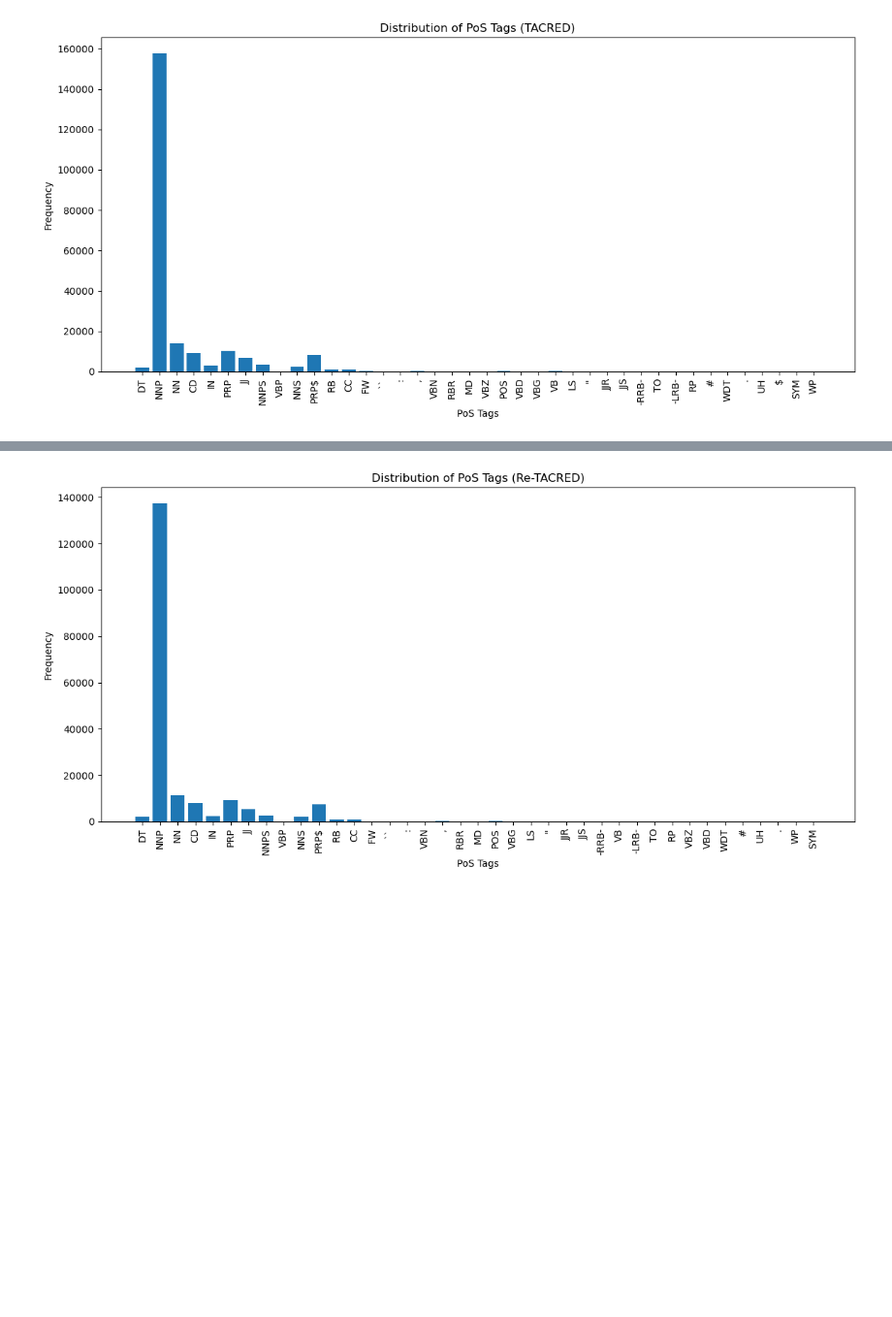
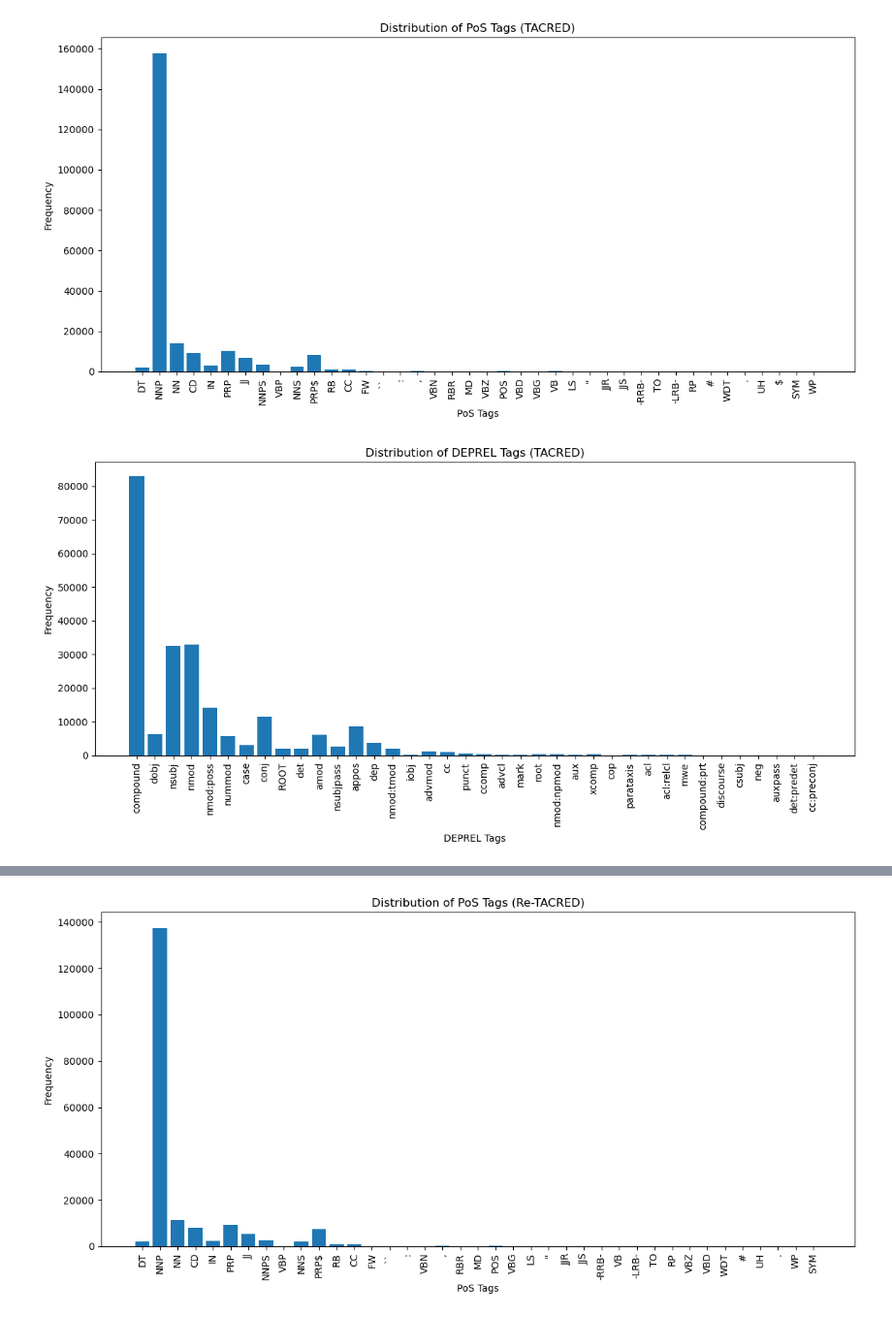
Before and after one commit to jonathondilworth/uom-relation-extraction, a Jupyter notebook: notebooks/experimental/01_exploratory_notebook.ipynb, the cells around one changed output, grey strips where cells are left out. Shown: that part at 97% size. Cells and saved outputs as stored; diff of their text form; code cells hidden in the pictures; blank space fills up the shorter version.

```diff
--- a/notebooks/experimental/01_exploratory_notebook.ipynb
+++ b/notebooks/experimental/01_exploratory_notebook.ipynb
@@ -94,17 +95,30 @@ for x in range(42, 96):
 # %%
 pos_count = Counter();
+deprel_count = Counter();
 
 for example in data:
   subject_pos_tags = example['stanford_pos'][example['subj_start'] : example['subj_end'] + 1];
   object_pos_tags = example['stanford_pos'][example['obj_start'] : example['obj_end'] + 1];
+  subject_deprel_tags = example['stanford_deprel'][example['subj_start'] : example['subj_end'] + 1];
+  object_deprel_tags = example['stanford_deprel'][example['obj_start'] : example['obj_end'] + 1];
   pos_count.update(subject_pos_tags);
   pos_count.update(object_pos_tags);
+  deprel_count.update(subject_deprel_tags);
+  deprel_count.update(object_deprel_tags);
 
 tags = list(pos_count.keys());
 counts = list(pos_count.values());
 
+deprel_tags = list(deprel_count.keys());
+deprel_values = list(deprel_count.values());
+
 print(tags);
 print(counts);
+
+print("\n-----\n");
+
+print(deprel_tags);
+print(deprel_values);
 # %% [output]
 ['DT', 'NNP', 'NN', 'CD', 'IN', 'PRP', 'JJ', 'NNPS', 'VBP', 'NNS', 'PRP$', 'RB', 'CC', 'FW', '``', ':', ',', 'VBN', 'RBR', 'MD', 'VBZ', 'POS', 'VBD', 'VBG', 'VB', 'LS', "''", 'JJR', 'JJS', '-RRB-', 'T ...
 [2137, 157671, 13906, 9142, 2906, 10254, 6666, 3435, 37, 2449, 8220, 995, 869, 125, 74, 103, 274, 91, 93, 24, 36, 241, 34, 118, 136, 41, 46, 44, 20, 15, 63, 13, 3, 3, 2, 3, 11, 2, 11, 9]
@@ -119,6 +138,17 @@ plt.tight_layout();
 plt.show();
 # %% [output]
 [figure]
+# %%
+plt.figure(figsize=(12, 6));
+plt.bar(deprel_tags, deprel_values);
+plt.xlabel("DEPREL Tags");
+plt.ylabel("Frequency");
+plt.title("Distribution of DEPREL Tags (TACRED)");
+plt.xticks(rotation=90);
+plt.tight_layout();
+plt.show();
+# %% [output]
+[figure, added]
 # %%
 with open("../../data/retacred/train.json") as file:
   retacred_data = json.load(file);
```
Also changed, not shown: parts of 8 cells of this notebook, 1 other file.
